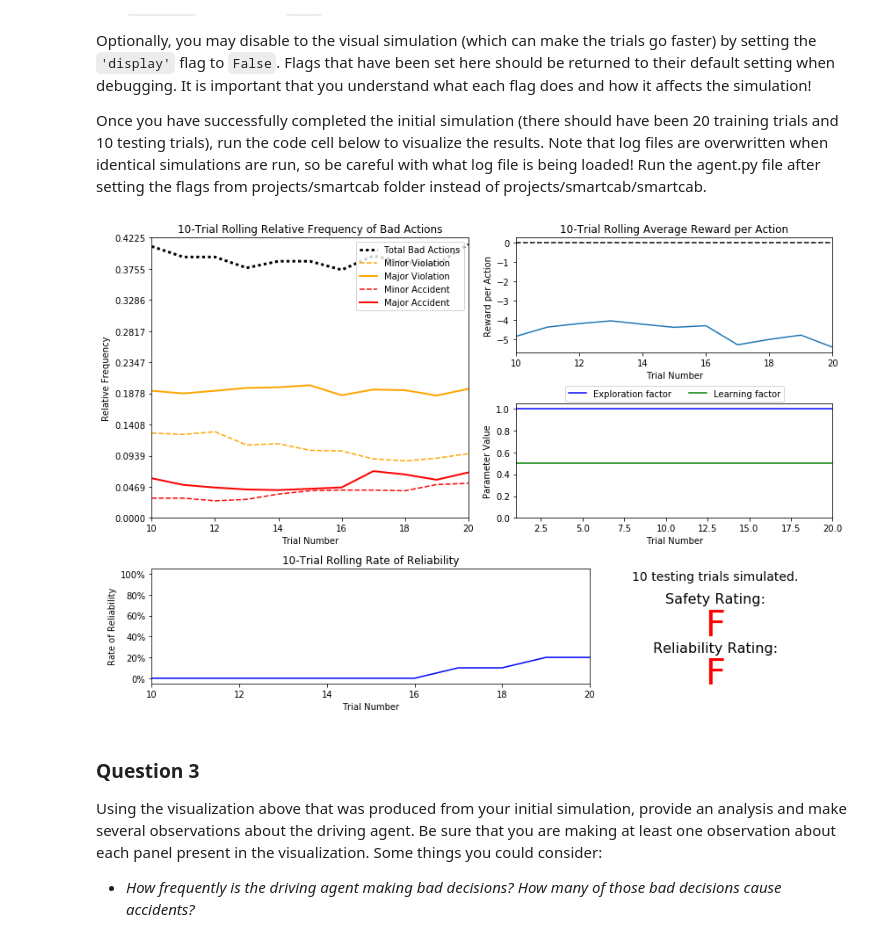
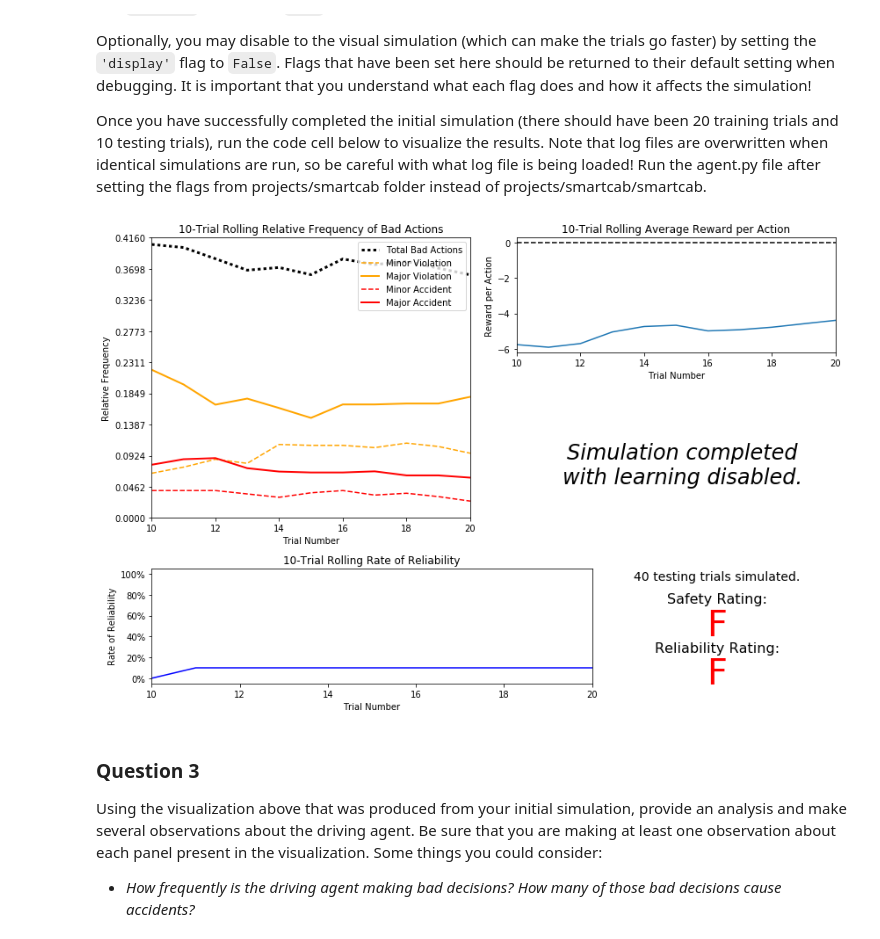
Before and after one commit to skamkar/joyride, a Jupyter notebook: smartcab.ipynb, the cells around one changed output. Drawn from its saved outputs; the diff is of its cells as text; code cells hidden in the pictures.

```diff
--- a/smartcab.ipynb
+++ b/smartcab.ipynb
@@ -94,9 +94,9 @@ Once you have successfully completed the initial simulation (there should have b
 Run the agent.py file after setting the flags from projects/smartcab folder instead of projects/smartcab/smartcab.
 # %%
 # Load the 'sim_no-learning' log file from the initial simulation results
-vs.plot_trials('sim_no-learning-snapshot_saved.csv')
+vs.plot_trials('sim_no-learning_saved.csv')
 # %% [output]
-[figure, old version]
+[figure, new version]
 # %% [markdown]
 ### Question 3
 Using the visualization above that was produced from your initial simulation, provide an analysis and make several observations about the driving agent. Be sure that you are making at least one observation about each panel present in the visualization. Some things you could consider:
```
Also changed, not shown: parts of 2 cells of this notebook, 2 other files.
